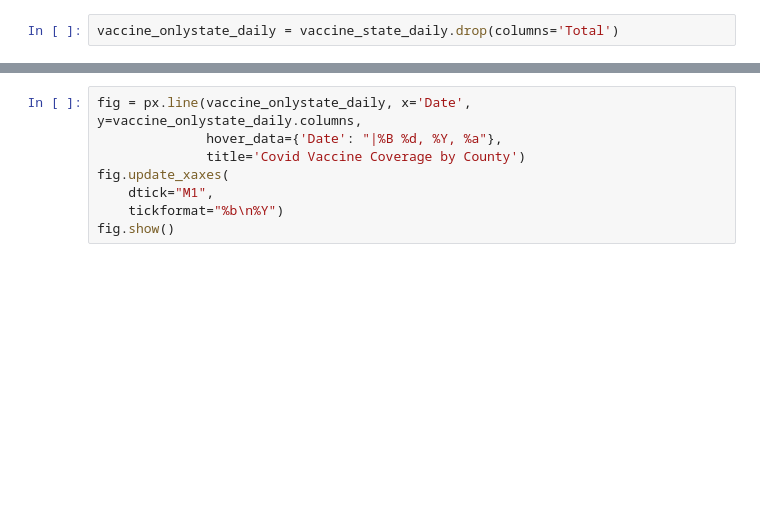
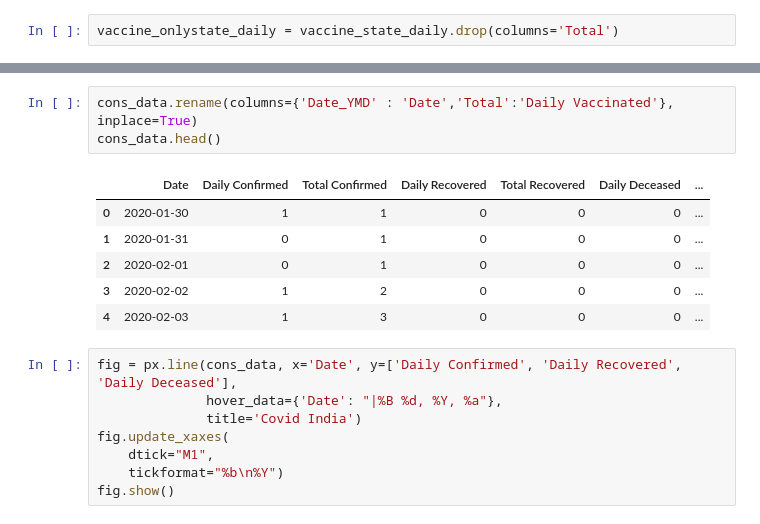
Before and after one commit to rajrathi/COVIDModelSimulation, a Jupyter notebook: Code/covidresearch.ipynb, the cells around one changed output, grey strips where cells are left out. Saved outputs shown, nothing was run; the diff lists cells and outputs as text; blank space fills up the shorter version.

```diff
--- a/Code/covidresearch.ipynb
+++ b/Code/covidresearch.ipynb
@@ -255,7 +296,17 @@ vaccine_onlystate_daily = vaccine_state_daily.drop(columns='Total')
+# %%
+cons_data.rename(columns={'Date_YMD' : 'Date','Total':'Daily Vaccinated'}, inplace=True)
+cons_data.head()
+# %% [output]
+|  | Date | Daily Confirmed | Total Confirmed | Daily Recovered | Total Recovered | Daily Deceased | ... |
+| 0 | 2020-01-30 | 1 | 1 | 0 | 0 | 0 | ... |
+| 1 | 2020-01-31 | 0 | 1 | 0 | 0 | 0 | ... |
+| 2 | 2020-02-01 | 0 | 1 | 0 | 0 | 0 | ... |
+| 3 | 2020-02-02 | 1 | 2 | 0 | 0 | 0 | ... |
+| 4 | 2020-02-03 | 1 | 3 | 0 | 0 | 0 | ... |
 # %%
-fig = px.line(vaccine_onlystate_daily, x='Date', y=vaccine_onlystate_daily.columns,
+fig = px.line(cons_data, x='Date', y=['Daily Confirmed', 'Daily Recovered', 'Daily Deceased'],
               hover_data={'Date': "|%B %d, %Y, %a"},
-              title='Covid Vaccine Coverage by County')
+              title='Covid India')
 fig.update_xaxes(
     dtick="M1",
     tickformat="%b\n%Y")
```
Also changed, not shown: parts of 12 cells of this notebook.
